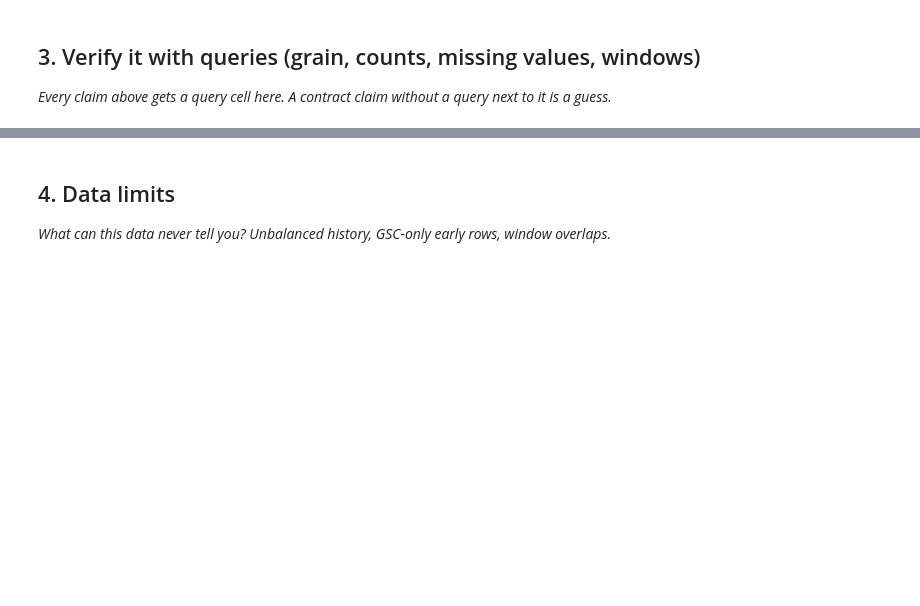
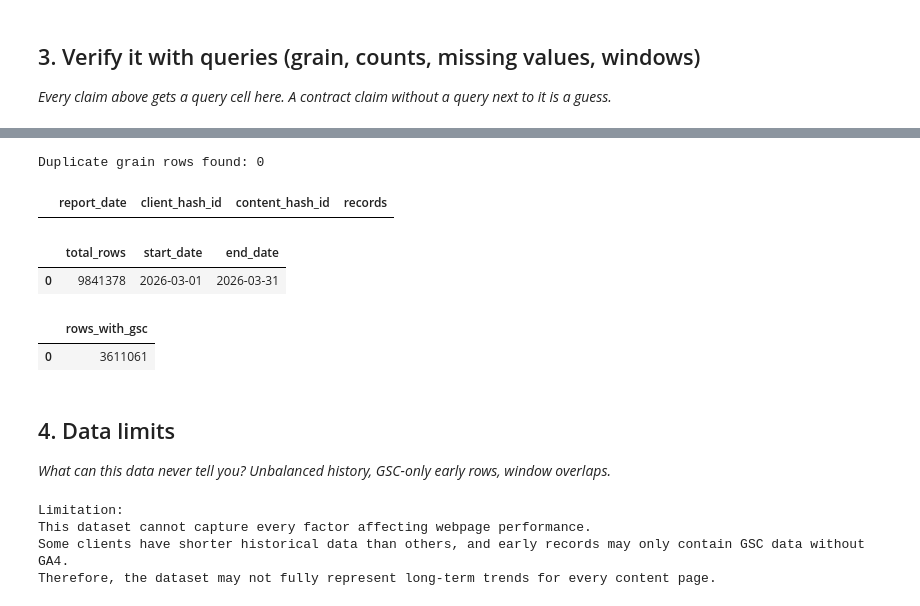
Before and after one commit to Vedant-Jagtap/flyrank-ml-internship, a Jupyter notebook: work/notebooks/w03_data_contract.ipynb, the cells around one changed output, grey strips where cells are left out. Cells and saved outputs as stored; diff of their text form; code cells hidden in the pictures; blank space fills up the shorter version.

```diff
--- a/work/notebooks/w03_data_contract.ipynb
+++ b/work/notebooks/w03_data_contract.ipynb
@@ -31,3 +197,20 @@ else:
 ## 3. Verify it with queries (grain, counts, missing values, windows)
 
 *Every claim above gets a query cell here. A contract claim without a query next to it is a guess.*
+# %%
+import duckdb
+
+con = duckdb.connect()
+
+con.execute(f"""
+CREATE SECRET hf_secret (
+    TYPE HUGGINGFACE,
+    TOKEN '{HF_TOKEN}'
+);
+""")
+
+march_data = """
+hf://datasets/FlyRank/internship-warehouse/fact_content_daily_performance/month=2026-03/*.parquet
+"""
+
+print("DuckDB connected successfully!")
@@ -34,4 +255,65 @@ else:
+# %%
+query1 = """
+SELECT
+    report_date,
+    client_hash_id,
+    content_hash_id,
+    COUNT(*) AS records
+FROM march_data
+GROUP BY
+    report_date,
+    client_hash_id,
+    content_hash_id
+HAVING COUNT(*) > 1;
+"""
+
+result1 = con.sql(query1).df()
+
+print("Duplicate grain rows found:", len(result1))
+result1.head()
+# %% [output]
+Duplicate grain rows found: 0
+|  | report_date | client_hash_id | content_hash_id | records |
+# %%
+query2 = """
+SELECT
+    COUNT(*) AS total_rows,
+    MIN(report_date) AS start_date,
+    MAX(report_date) AS end_date
+FROM march_data;
+"""
+
+result2 = con.sql(query2).df()
+result2
+# %% [output]
+|  | total_rows | start_date | end_date |
+| 0 | 9841378 | 2026-03-01 | 2026-03-31 |
+# %%
+query3 = """
+SELECT
+    COUNT(*) AS rows_with_gsc
+FROM march_data
+WHERE gsc_data_available IS TRUE;
+"""
+
+result3 = con.sql(query3).df()
+result3
+# %% [output]
+|  | rows_with_gsc |
+| 0 | 3611061 |
 # %% [markdown]
 ## 4. Data limits
 
 *What can this data never tell you? Unbalanced history, GSC-only early rows, window overlaps.*
+# %%
+print("""
+Limitation:
+This dataset cannot capture every factor affecting webpage performance.
+Some clients have shorter historical data than others, and early records may only contain GSC data without GA4.
+Therefore, the dataset may not fully represent long-term trends for every content page.
+""")
+# %% [output]
+Limitation:
+This dataset cannot capture every factor affecting webpage performance.
+Some clients have shorter historical data than others, and early records may only contain GSC data without GA4.
+Therefore, the dataset may not fully represent long-term trends for every content page.
```
Also changed, not shown: parts of 16 cells of this notebook.
